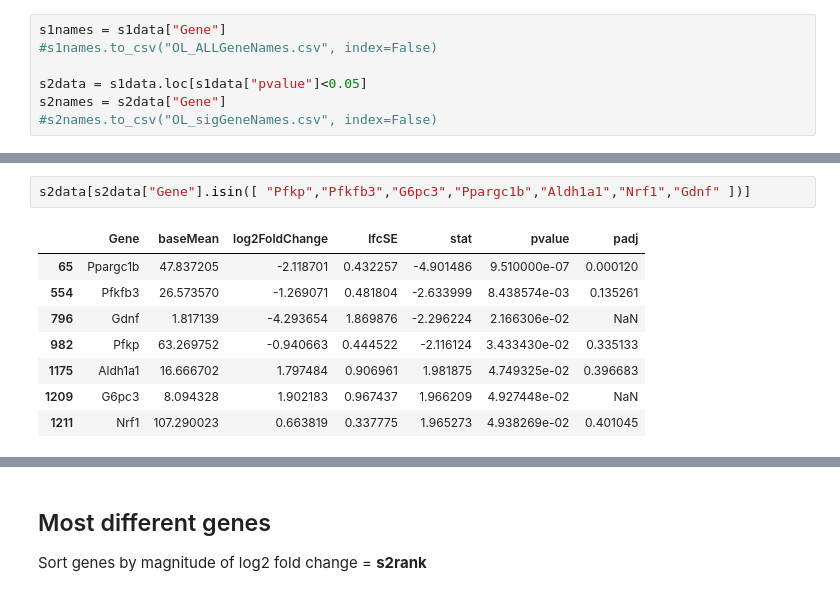
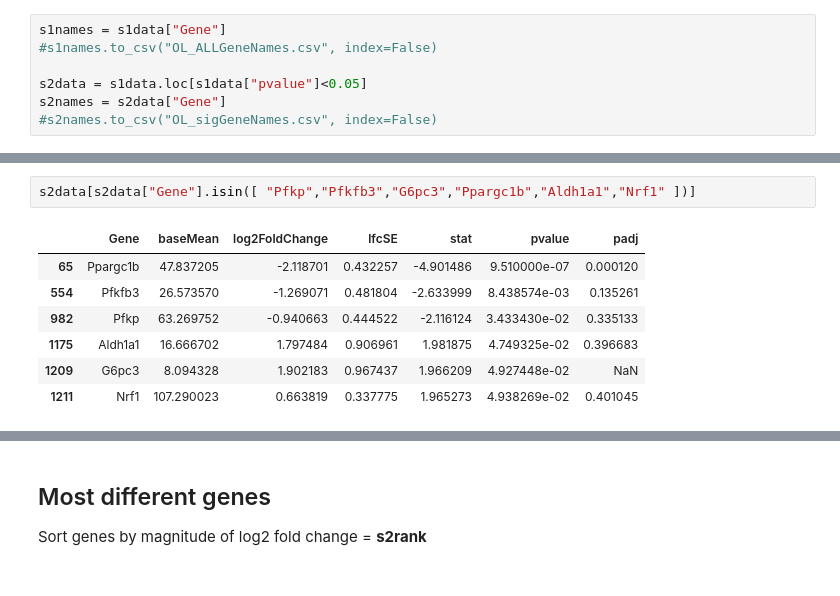
Before and after one commit to aeffen/OL-metabolism-HD, a Jupyter notebook: DEG_Oligodendrocyte_Analysis.ipynb, the cells around one changed output, grey strips where cells are left out. Drawn from its saved outputs; the diff is of its cells as text.

```diff
--- a/DEG_Oligodendrocyte_Analysis.ipynb
+++ b/DEG_Oligodendrocyte_Analysis.ipynb
@@ -68,10 +63,9 @@ GDNF has been explored as a neuroprotective therapeutic in PD and HD
 # %%
-s2data[s2data["Gene"].isin([ "Pfkp","Pfkfb3","G6pc3","Ppargc1b","Aldh1a1","Nrf1","Gdnf" ])]
+s2data[s2data["Gene"].isin([ "Pfkp","Pfkfb3","G6pc3","Ppargc1b","Aldh1a1","Nrf1" ])]
 # %% [output]
 |  | Gene | baseMean | log2FoldChange | lfcSE | stat | pvalue | padj |
 | 65 | Ppargc1b | 47.837205 | -2.118701 | 0.432257 | -4.901486 | 9.510000e-07 | 0.000120 |
 | 554 | Pfkfb3 | 26.573570 | -1.269071 | 0.481804 | -2.633999 | 8.438574e-03 | 0.135261 |
-| 796 | Gdnf | 1.817139 | -4.293654 | 1.869876 | -2.296224 | 2.166306e-02 | NaN |
 | 982 | Pfkp | 63.269752 | -0.940663 | 0.444522 | -2.116124 | 3.433430e-02 | 0.335133 |
 | 1175 | Aldh1a1 | 16.666702 | 1.797484 | 0.906961 | 1.981875 | 4.749325e-02 | 0.396683 |
 | 1209 | G6pc3 | 8.094328 | 1.902183 | 0.967437 | 1.966209 | 4.927448e-02 | NaN |
```
Also changed, not shown: parts of 3 cells of this notebook.
